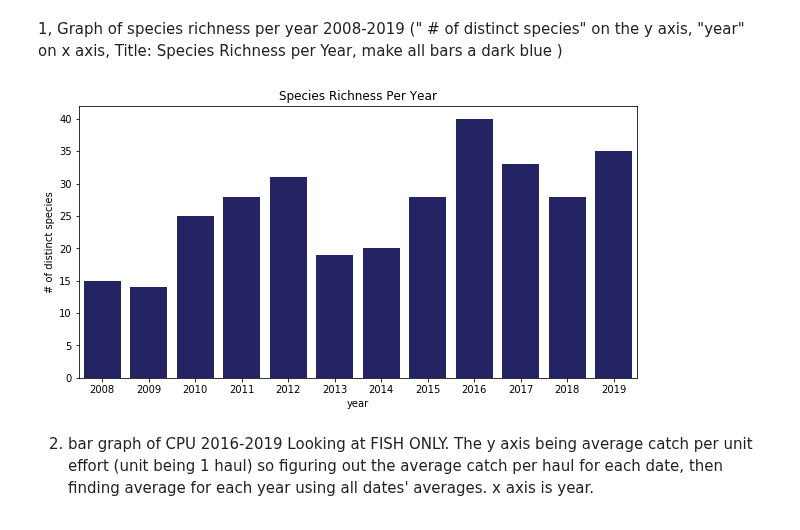
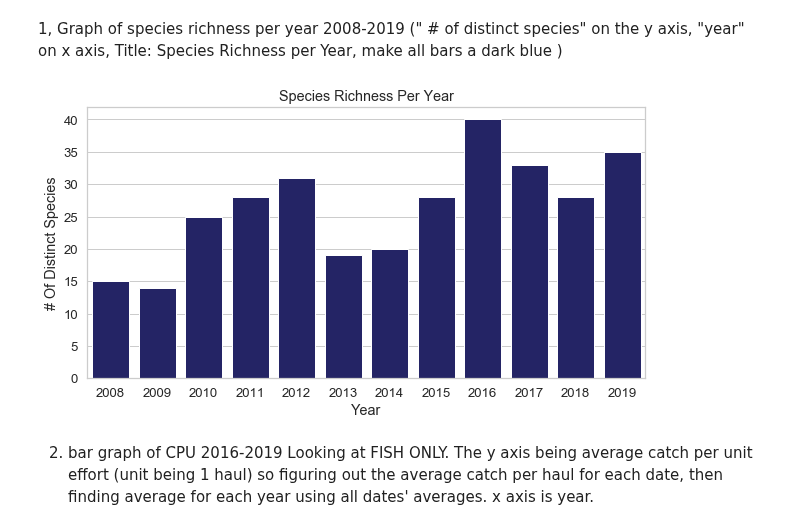
Before and after one commit to Shadhopson/Seining_Analysis, a Jupyter notebook: Untitled Folder 1/Untitled.ipynb, the cells around one changed output. Cells and saved outputs as stored; diff of their text form; code cells hidden in the pictures.

Commit message:
making graphs for presentation

```diff
--- a/Untitled Folder 1/Untitled.ipynb
+++ b/Untitled Folder 1/Untitled.ipynb
@@ -21,15 +21,18 @@ grouped_species_count_per_year  = {}
 for year in range(2008,2020):
     species_count_per_year[year] = len(spec_rich_df[spec_rich_df['Year'] == str(year)]['Corrected Common Name'].unique())
     grouped_species_count_per_year[year] = len(grouped_spec_rich_df[grouped_spec_rich_df['Year'] == str(year)]['Grouped Corrected Common Name'].unique())
+# %%
+sns.set(font_scale=1.2)
+sns.set_style("whitegrid")
 # %%
 plt.figure(figsize=(10,5))
 sns.barplot(list(grouped_species_count_per_year.keys()), list(grouped_species_count_per_year.values()), color="#191970")
-plt.xlabel('year')
-plt.ylabel("# of distinct species")
+plt.xlabel('Year')
+plt.ylabel("# Of Distinct Species")
 plt.title("Species Richness Per Year")
 plt.show()
 # %% [output]
-[figure, old version]
+[figure, new version]
 # %% [markdown]
 2. bar graph of CPU 2016-2019
 Looking at FISH ONLY.
```
Also changed, not shown: parts of 29 cells of this notebook, 14 other files.
